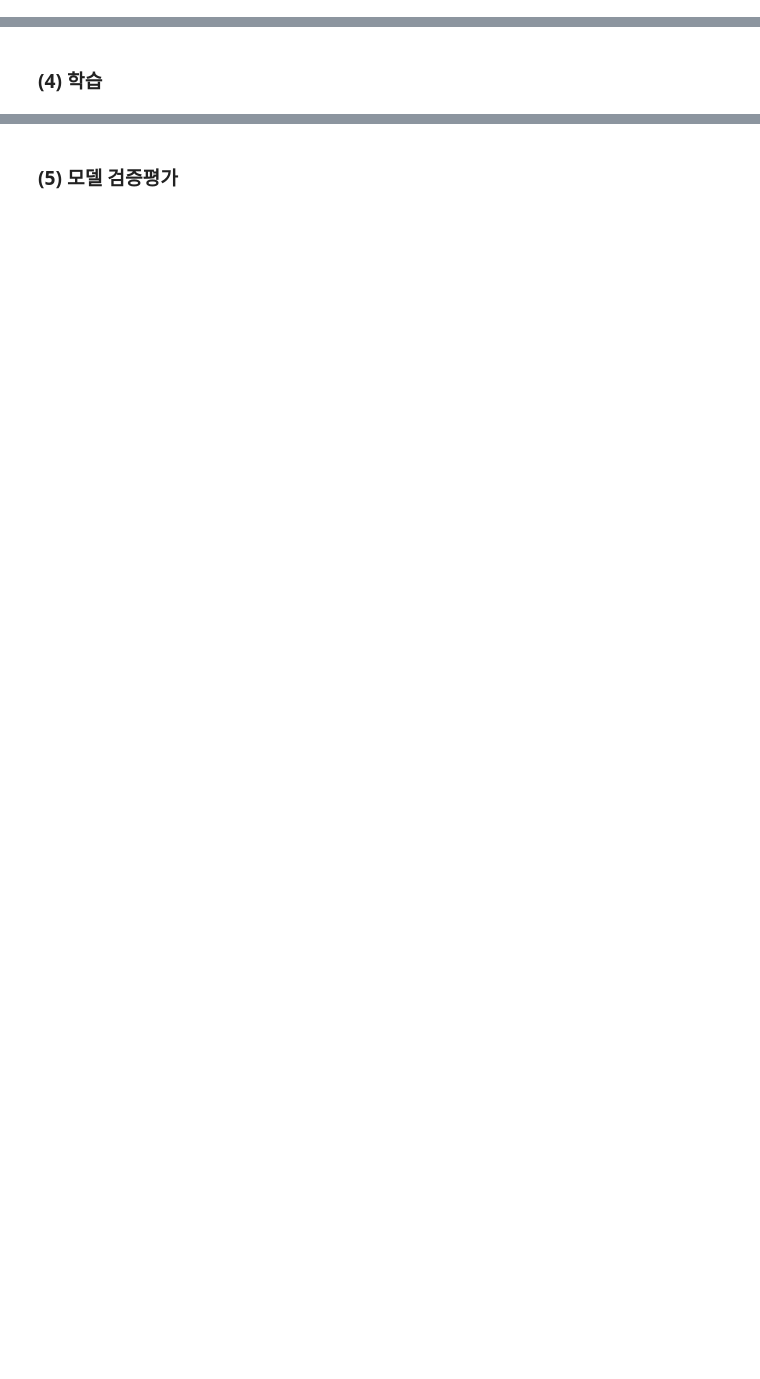
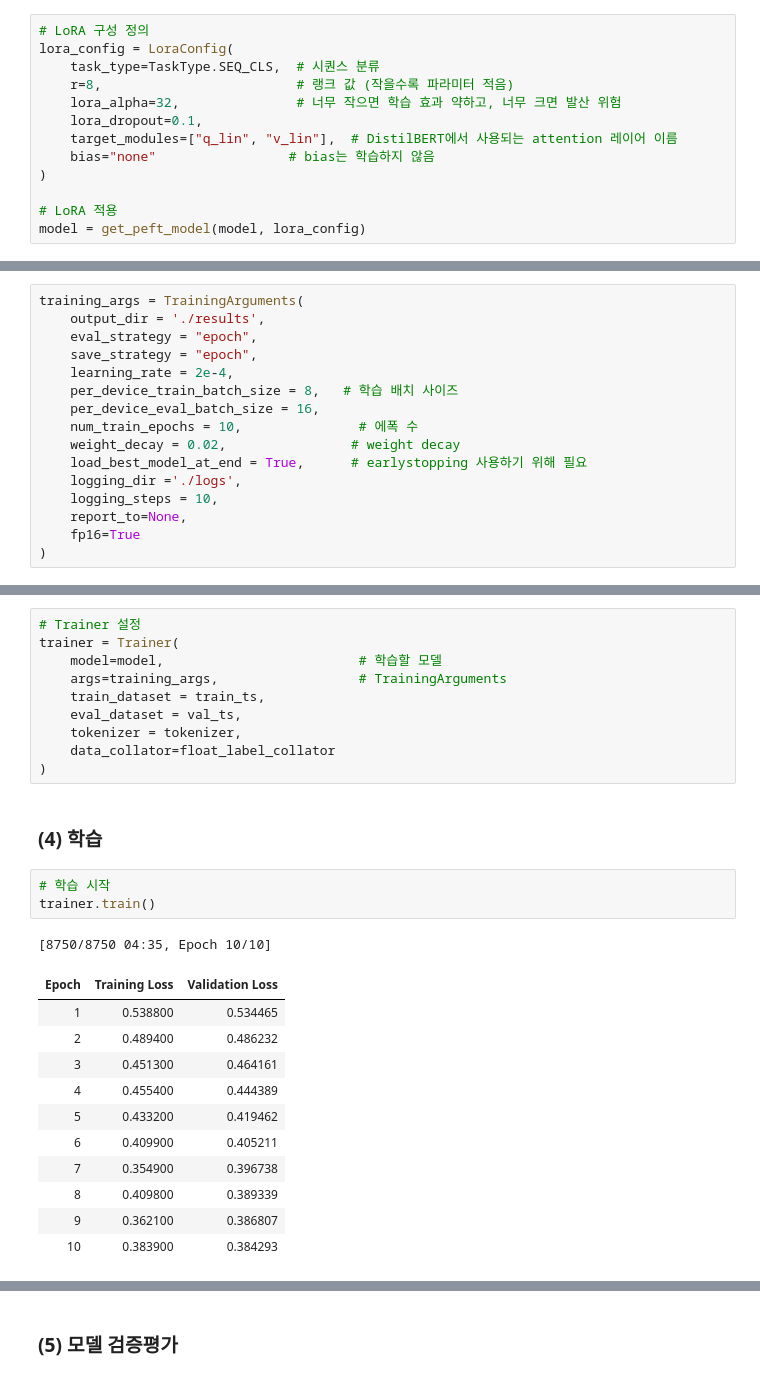
Before and after one commit to Sihyeon0123/AIVLE_School, a Jupyter notebook: 2차 미니프로젝트/Step2. 속성 검출(Multi-label) 분류.ipynb, the cells around one changed output, grey strips where cells are left out. Saved outputs shown, nothing was run; the diff lists cells and outputs as text; blank space fills up the shorter version.

```diff
--- a/2차 미니프로젝트/Step2. 속성 검출(Multi-label) 분류.ipynb
+++ b/2차 미니프로젝트/Step2. 속성 검출(Multi-label) 분류.ipynb
@@ -179,8 +363,37 @@ trainer = Trainer(
+# %%
+# LoRA 구성 정의
+lora_config = LoraConfig(
+    task_type=TaskType.SEQ_CLS,  # 시퀀스 분류
+    r=8,                         # 랭크 값 (작을수록 파라미터 적음)
+    lora_alpha=32,               # 너무 작으면 학습 효과 약하고, 너무 크면 발산 위험
+    lora_dropout=0.1,
+    target_modules=["q_lin", "v_lin"],  # DistilBERT에서 사용되는 attention 레이어 이름
+    bias="none"                 # bias는 학습하지 않음
+)
+
+# LoRA 적용
+model = get_peft_model(model, lora_config)
 # %% [markdown]
 ### (3) 학습 설정
 # %% [markdown]
 * TrainArguments
     * 일반 파인 튜닝보다는 학습률을 조금 높게 설정
+# %%
+training_args = TrainingArguments(
+    output_dir = './results',
+    eval_strategy = "epoch",
+    save_strategy = "epoch",
+    learning_rate = 2e-4,
+    per_device_train_batch_size = 8,   # 학습 배치 사이즈
+    per_device_eval_batch_size = 16,
+    num_train_epochs = 10,               # 에폭 수
+    weight_decay = 0.02,                # weight decay
+    load_best_model_at_end = True,      # earlystopping 사용하기 위해 필요
+    logging_dir ='./logs',
+    logging_steps = 10,
+    report_to=None,
+    fp16=True
+)
 # %% [markdown]
 * Trainer
 # %%
@@ -197,2 +408,28 @@ def float_label_collator(features):
+# %%
+# Trainer 설정
+trainer = Trainer(
+    model=model,                         # 학습할 모델
+    args=training_args,                  # TrainingArguments
+    train_dataset = train_ts,
+    eval_dataset = val_ts,
+    tokenizer = tokenizer,
+    data_collator=float_label_collator
+)
 # %% [markdown]
 ### (4) 학습
+# %%
+# 학습 시작
+trainer.train()
+# %% [output]
+[8750/8750 04:35, Epoch 10/10]
+| Epoch | Training Loss | Validation Loss |
+| 1 | 0.538800 | 0.534465 |
+| 2 | 0.489400 | 0.486232 |
+| 3 | 0.451300 | 0.464161 |
+| 4 | 0.455400 | 0.444389 |
+| 5 | 0.433200 | 0.419462 |
+| 6 | 0.409900 | 0.405211 |
+| 7 | 0.354900 | 0.396738 |
+| 8 | 0.409800 | 0.389339 |
+| 9 | 0.362100 | 0.386807 |
+| 10 | 0.383900 | 0.384293 |
```
Also changed, not shown: parts of 34 cells of this notebook, 1 other file.
